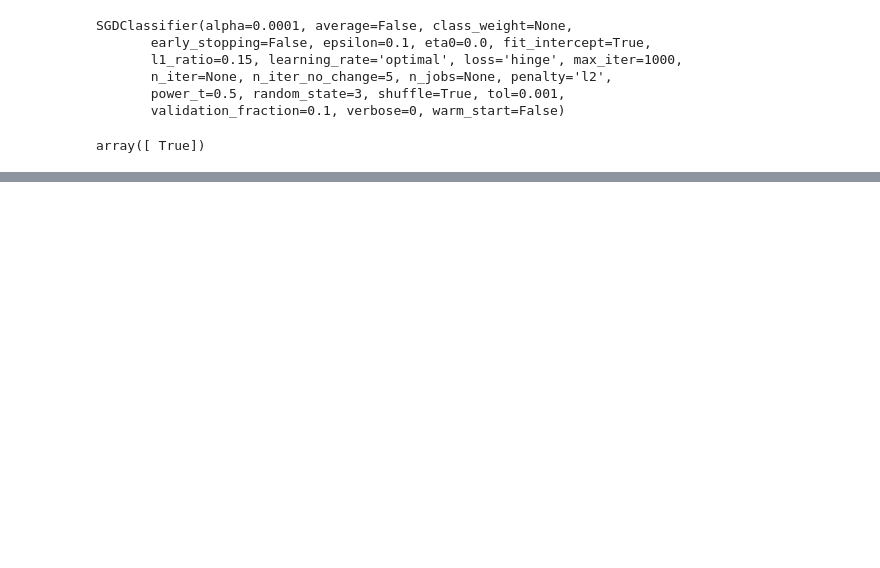
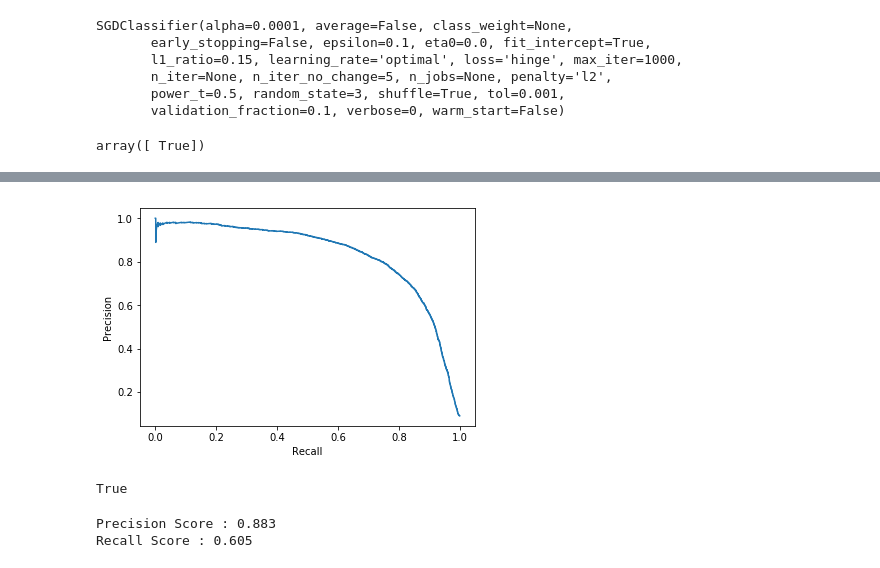
Before and after one commit to cvolcy/hands-on-mlbook, a Jupyter notebook: chapter_3.ipynb, the cells around one changed output, grey strips where cells are left out. Drawn from its saved outputs; the diff is of its cells as text; code cells hidden in the pictures; blank space fills up the shorter version.

```diff
--- a/chapter_3.ipynb
+++ b/chapter_3.ipynb
@@ -77,0 +169,19 @@ array([ True])
+# %%
+plt.plot(recalls, precisions)
+plt.xlabel("Recall")
+plt.ylabel("Precision")
+plt.show()
+# %% [output]
+[figure, added]
+# %%
+(y_train_pred == (y_scores > 0)).all()
+# %% [output]
+True
+# %%
+y_train_pred_90 = (y_scores > 1500)
+
+print(f"Precision Score : {precision_score(y_train_5, y_train_pred_90):.3f}")
+print(f"Recall Score : {recall_score(y_train_5, y_train_pred_90):.3f}")
+# %% [output]
+Precision Score : 0.883
+Recall Score : 0.605
```
Also changed, not shown: parts of 25 cells of this notebook.
